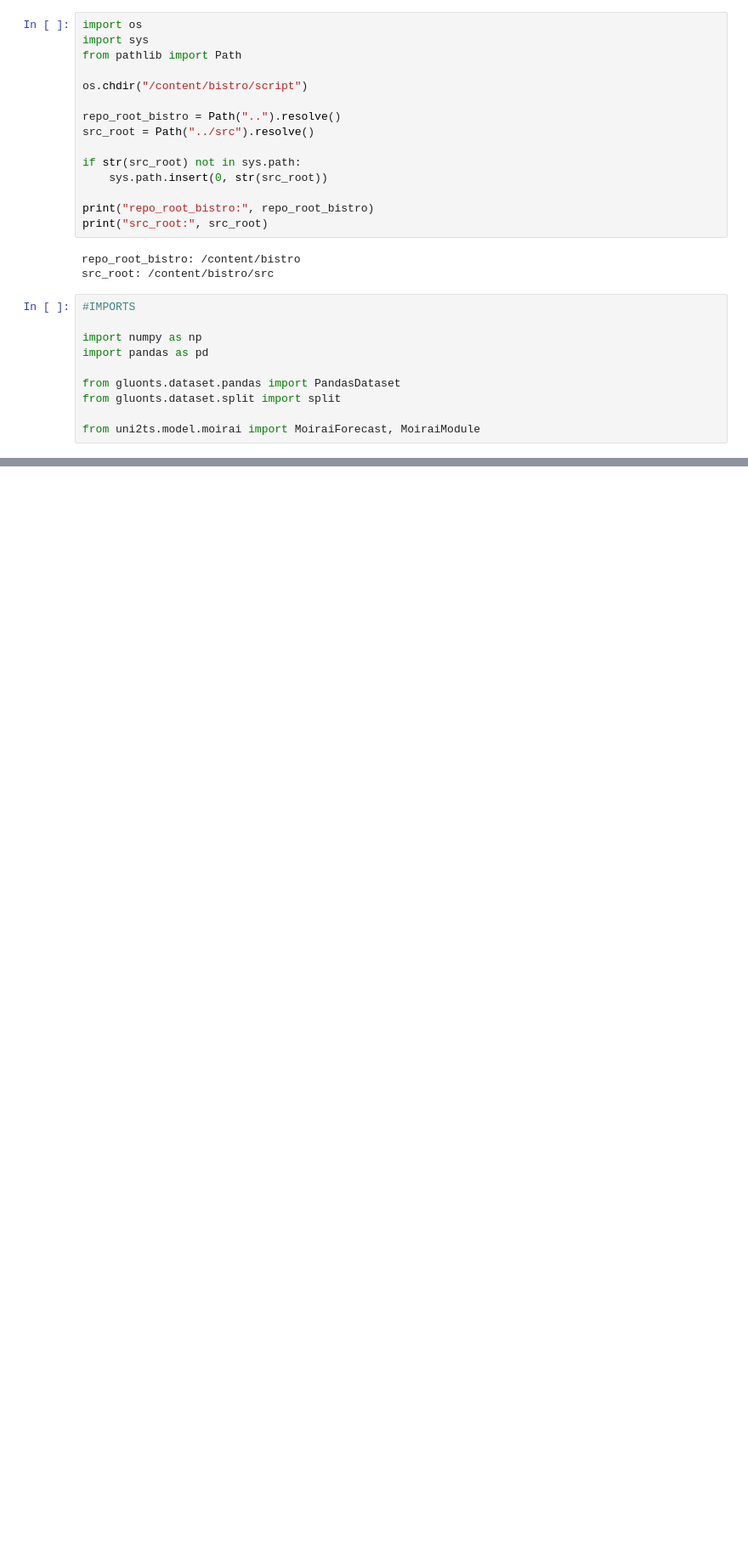
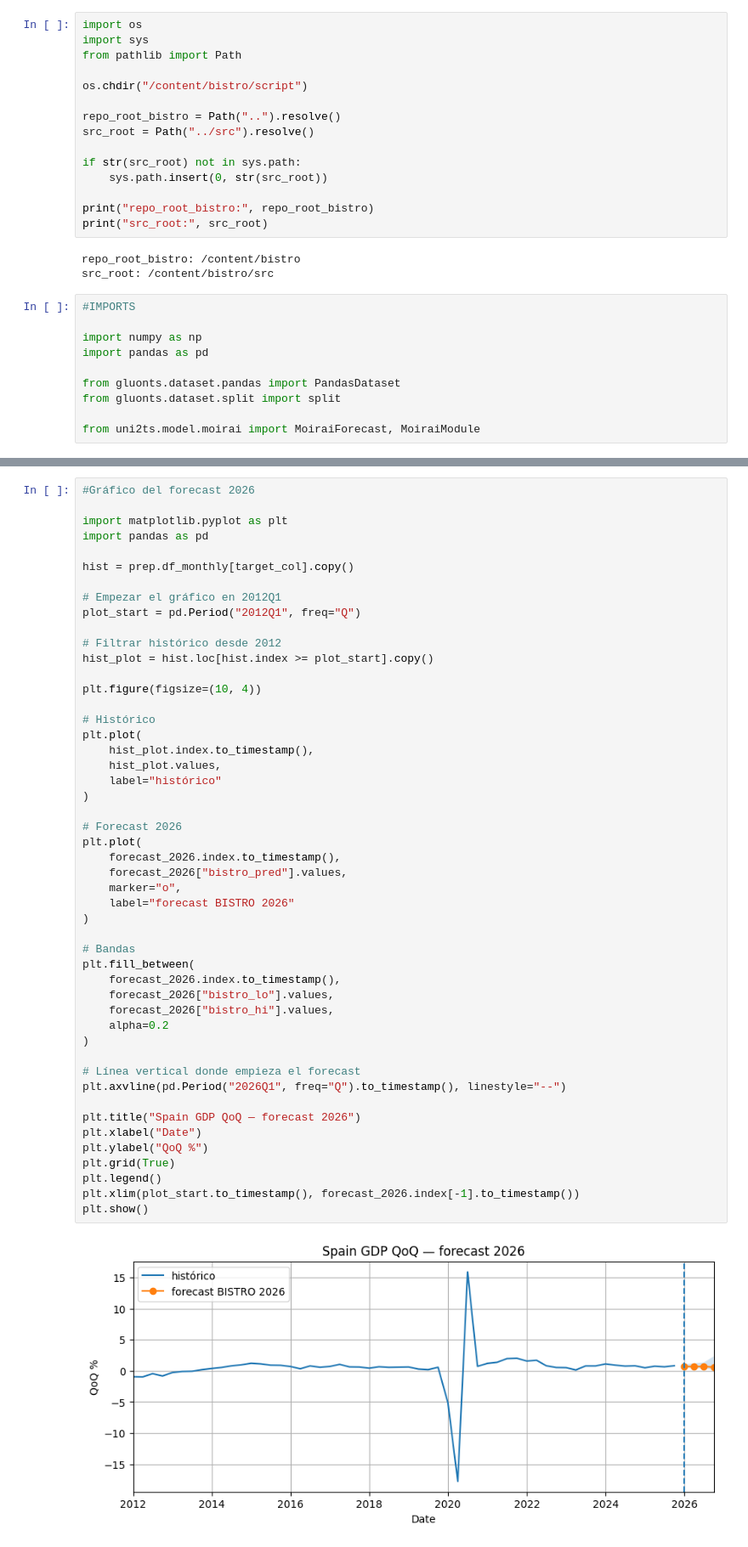
Before and after one commit to angelagdca/GDP_first_model, a Jupyter notebook: GDP_model_firstry.ipynb, the cells around one changed output, grey strips where cells are left out. Shown at 85% size. Drawn from its saved outputs; the diff is of its cells as text; blank space fills up the shorter version.

```diff
--- a/GDP_model_firstry.ipynb
+++ b/GDP_model_firstry.ipynb
@@ -564,0 +682,51 @@ plt.show()
+# %%
+#Gráfico del forecast 2026
+
+import matplotlib.pyplot as plt
+import pandas as pd
+
+hist = prep.df_monthly[target_col].copy()
+
+# Empezar el gráfico en 2012Q1
+plot_start = pd.Period("2012Q1", freq="Q")
+
+# Filtrar histórico desde 2012
+hist_plot = hist.loc[hist.index >= plot_start].copy()
+
+plt.figure(figsize=(10, 4))
+
+# Histórico
+plt.plot(
+    hist_plot.index.to_timestamp(),
+    hist_plot.values,
+    label="histórico"
+)
+
+# Forecast 2026
+plt.plot(
+    forecast_2026.index.to_timestamp(),
+    forecast_2026["bistro_pred"].values,
+    marker="o",
+    label="forecast BISTRO 2026"
+)
+
+# Bandas
+plt.fill_between(
+    forecast_2026.index.to_timestamp(),
+    forecast_2026["bistro_lo"].values,
+    forecast_2026["bistro_hi"].values,
+    alpha=0.2
+)
+
+# Línea vertical donde empieza el forecast
+plt.axvline(pd.Period("2026Q1", freq="Q").to_timestamp(), linestyle="--")
+
+plt.title("Spain GDP QoQ — forecast 2026")
+plt.xlabel("Date")
+plt.ylabel("QoQ %")
+plt.grid(True)
+plt.legend()
+plt.xlim(plot_start.to_timestamp(), forecast_2026.index[-1].to_timestamp())
+plt.show()
+# %% [output]
+[figure, added]
```
Also changed, not shown: parts of 32 cells of this notebook.
